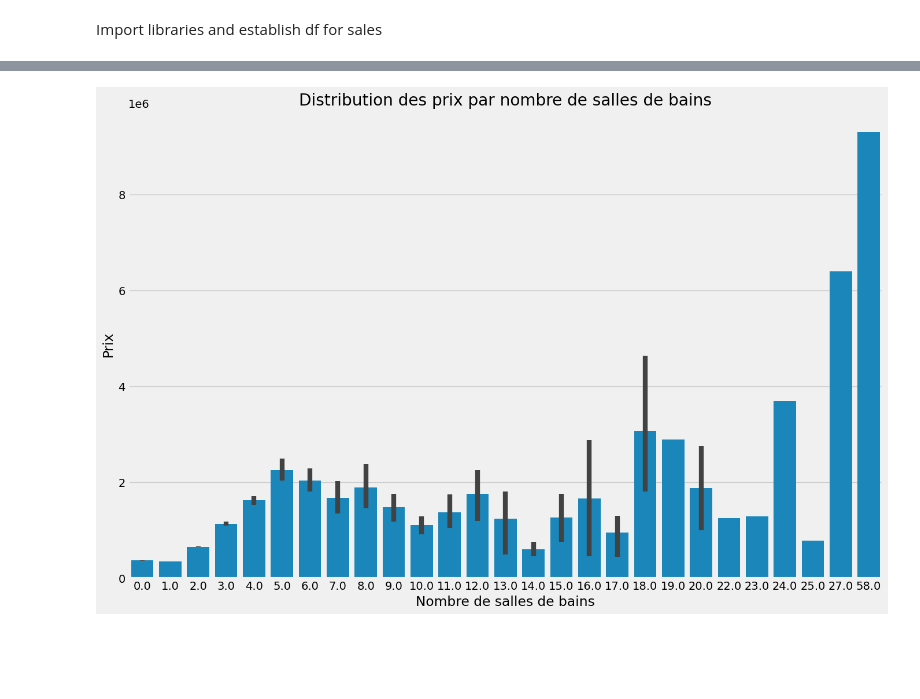
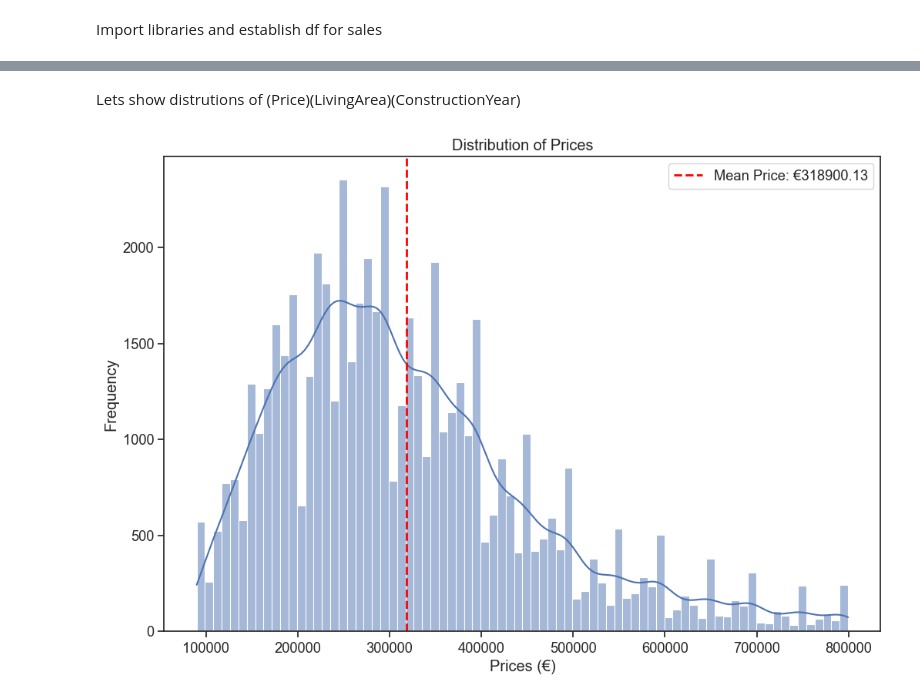
Before and after one commit to AdrienPiette/Data-visualisation, a Jupyter notebook: analyze/Analyzing.ipynb, the cells around one changed output, grey strips where cells are left out. Saved outputs shown, nothing was run; the diff lists cells and outputs as text; code cells hidden in the pictures; blank space fills up the shorter version.

```diff
--- a/analyze/Analyzing.ipynb
+++ b/analyze/Analyzing.ipynb
@@ -123,25 +128,0 @@ Lets show mean and median for rent and sales
-# %%
-df_sales = pd.read_csv('df_sales.csv')
-df_rent = pd.read_csv('df_rent.csv')
-
-plt.style.use('fivethirtyeight')
-
-price_sales = df_sales.Price
-#price_rent = df_rent.Price
-
-bins = [50000, 100000 , 150000, 200000, 300000, 400000, 500000, 600000, 700000, 800000, 900000, 1000000]
-
-plt.hist(price_sales, bins=bins)
-plt.title('Distribution des prix')
-plt.xlabel('Prices Array')
-plt.ylabel('Prices')
-
-plt.show()
-
-import matplotlib.pyplot as plt
-
-df_sales['Price'].hist(bins=50)
-plt.title('Distribution des prix')
-plt.xlabel('Prix de ventes')
-plt.ylabel('price array')
-plt.show()
@@ -151,14 +129,22 @@ plt.show()
-# %%
-import matplotlib.pyplot as plt
-import seaborn as sns
-
-# Assurez-vous d'avoir importé vos données dans un DataFrame nommé `df`
-
-plt.figure(figsize=(15, 10))
-sns.barplot(x='BathroomCount', y='Price', data=df_sales)
-plt.title('Distribution des prix par nombre de salles de bains')
-plt.xlabel('Nombre de salles de bains')
-plt.ylabel('Prix')
-plt.show()
-# %% [output]
-[figure, removed]
+# %% [markdown]
+Lets show distrutions of (Price)(LivingArea)(ConstructionYear)
+# %%
+
+import seaborn as sns
+df_average_price = df['Price'].mean()
+df['Price'] < 800000
+
+df_filtered = df_sales[df_sales['Price'] < 800000]
+
+df_average_price = df_filtered['Price'].mean()
+
+plt.figure(figsize=(12, 8))
+sns.histplot(df_filtered['Price'], kde=True)
+plt.title('Distribution of Prices')
+plt.xlabel('Prices (€)')
+plt.ylabel('Frequency')
+plt.axvline(df_average_price, color='r', linestyle='--', linewidth=2, label=f'Mean Price: €{df_average_price:.2f}')
+plt.legend()
+plt.show()
+# %% [output]
+[figure, added]
```
Also changed, not shown: parts of 22 cells of this notebook, 8 other files.
